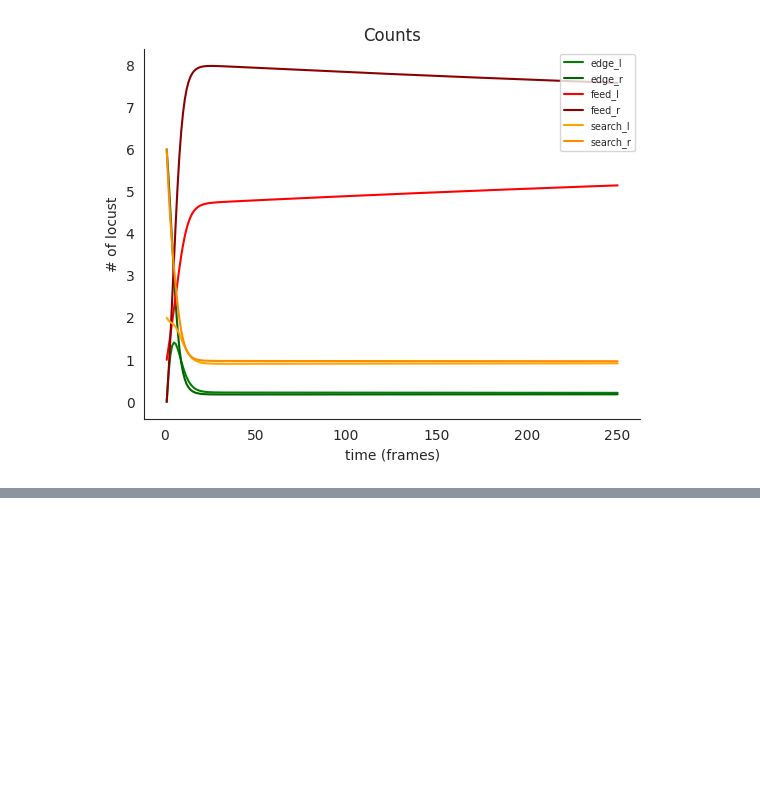
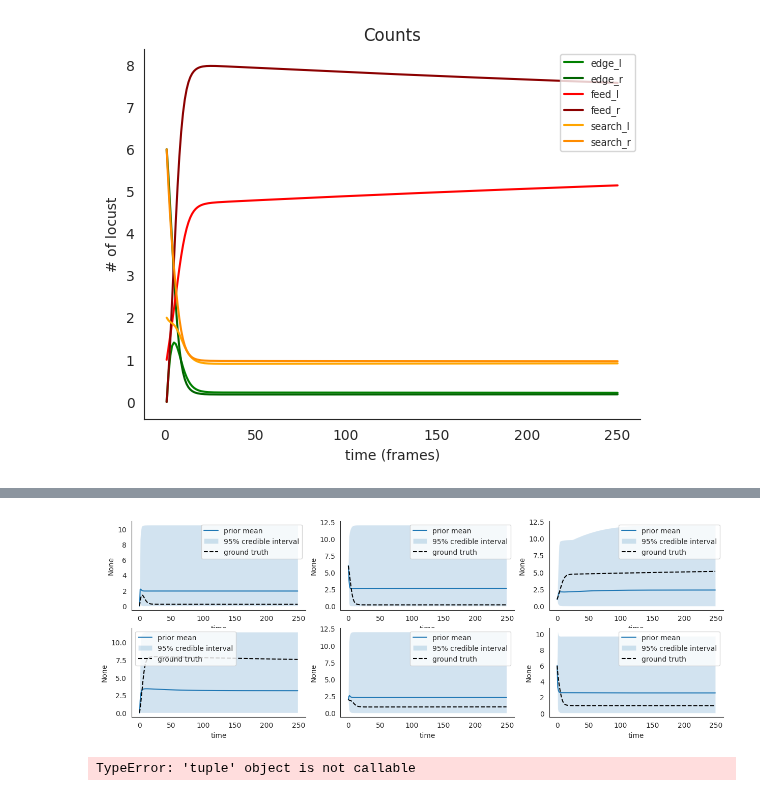
Before and after one commit to BasisResearch/collab-creatures, a Jupyter notebook: docs/experimental/locust_ds_complete_ts.ipynb, the cells around one changed output, grey strips where cells are left out. Cells and saved outputs as stored; diff of their text form; code cells hidden in the pictures; blank space fills up the shorter version.

```diff
--- a/docs/experimental/locust_ds_complete_ts.ipynb
+++ b/docs/experimental/locust_ds_complete_ts.ipynb
@@ -116,0 +153,70 @@ ValueError: All arrays must be of the same length
+# %%
+fig, ax = plt.subplots(2, 3, figsize=(15, 5))
+
+ax = ax.flatten()
+
+for i, state, color in zip(
+    range(6),
+    ["edge_l", "edge_r", "feed_l", "feed_r", "search_l", "search_r"],
+    ["green", "darkgreen", "red", "darkred", "orange", "darkorange"],
+):
+    ft.ds_uncertainty_plot(
+        state_pred = locust_prior_samples[state],
+        data = locust_true_traj[state],
+        ylabel = f"# in {state}",
+        color = color,
+        data_label="ground truth",
+        ax = ax[i],
+        legend=True,
+        test_plot=False,
+        mean_label="prior mean",
+    )
+# %% [output]
+[figure, added]
+# %%
+def conditioned_locust(
+    obs_times, data, init_state, start_time, base_model=lc.LocustDynamics
+) -> None:
+    sir = lc.bayesian_locust(base_model)
+    obs = condition(data=data)(lc.locust_noisy_model)
+    with TorchDiffEq(), StaticBatchObservation(obs_times, observation=obs):
+        simulate(sir, init_state, start_time, obs_times[-1])
+
+
+def run_svi_inference(
+    model,
+    num_steps,
+    verbose=True,
+    lr=0.03,
+    guide=None,
+    **model_kwargs,
+):
+    losses = []
+    if guide is None:
+        guide = AutoMultivariateNormal(pyro.poutine.block(model, hide=['counts_obs'])),
+    elbo = pyro.infer.Trace_ELBO()(model, guide)
+    # initialize parameters
+    elbo(**model_kwargs)
+    adam = torch.optim.Adam(elbo.parameters(), lr=lr)
+    # Do gradient steps
+    for step in range(1, num_steps + 1):
+        adam.zero_grad()
+        loss = elbo(**model_kwargs)
+        loss.backward()
+        losses.append(loss.item())
+        adam.step()
+        if (step % 2 == 0) or (step == 1) & verbose:
+            print("[iteration %04d] loss: %.4f" % (step, loss))
+
+    return guide
+
+run_svi_inference(
+        conditioned_locust,
+        num_steps=num_steps,
+        obs_times=logging_times,
+        data=synthetic_data,
+        init_state=init_state,
+        start_time=start_time,
+    )
+# %% [output]
+TypeError: 'tuple' object is not callable
```
Also changed, not shown: parts of 8 cells of this notebook, 8 other files.
